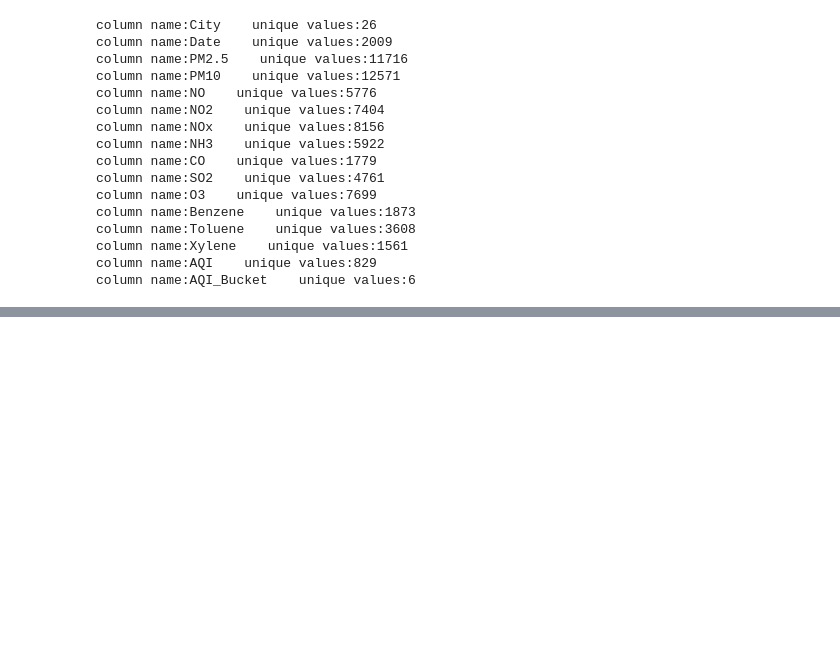
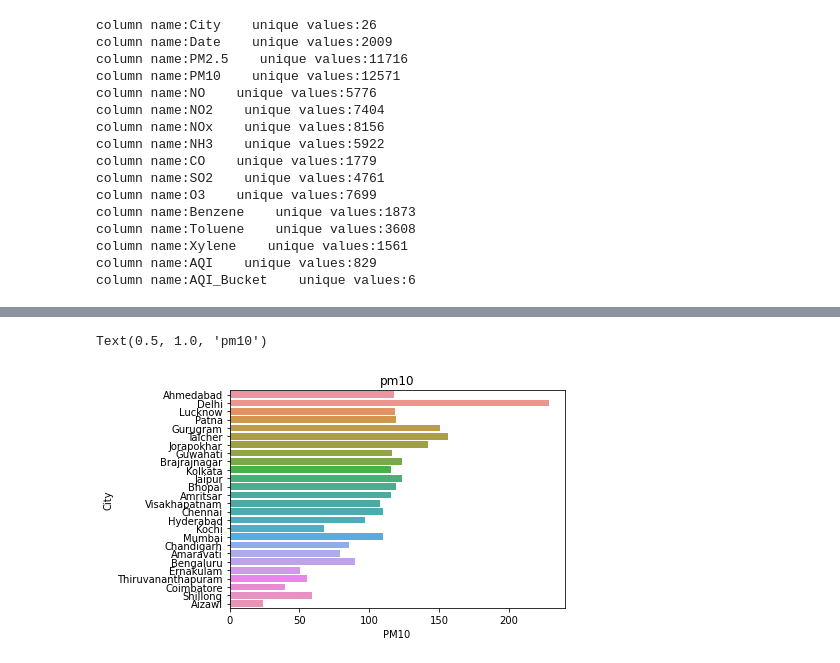
Before and after one commit to Vish-shubh/Air-index-quality-check., a Jupyter notebook: numpy.ipynb, the cells around one changed output, grey strips where cells are left out. Cells and saved outputs as stored; diff of their text form; code cells hidden in the pictures; blank space fills up the shorter version.

```diff
--- a/numpy.ipynb
+++ b/numpy.ipynb
@@ -103,0 +156,6 @@ df['AQI_Bucket']=df['AQI_Bucket'].fillna('Moderate')
+# %%
+sns.barplot(x = Avg_polluted.PM10,y = Avg_polluted.index)
+plt.title('pm10')
+# %% [output]
+Text(0.5, 1.0, 'pm10')
+[figure, added]
```
Also changed, not shown: parts of 6 cells of this notebook.
